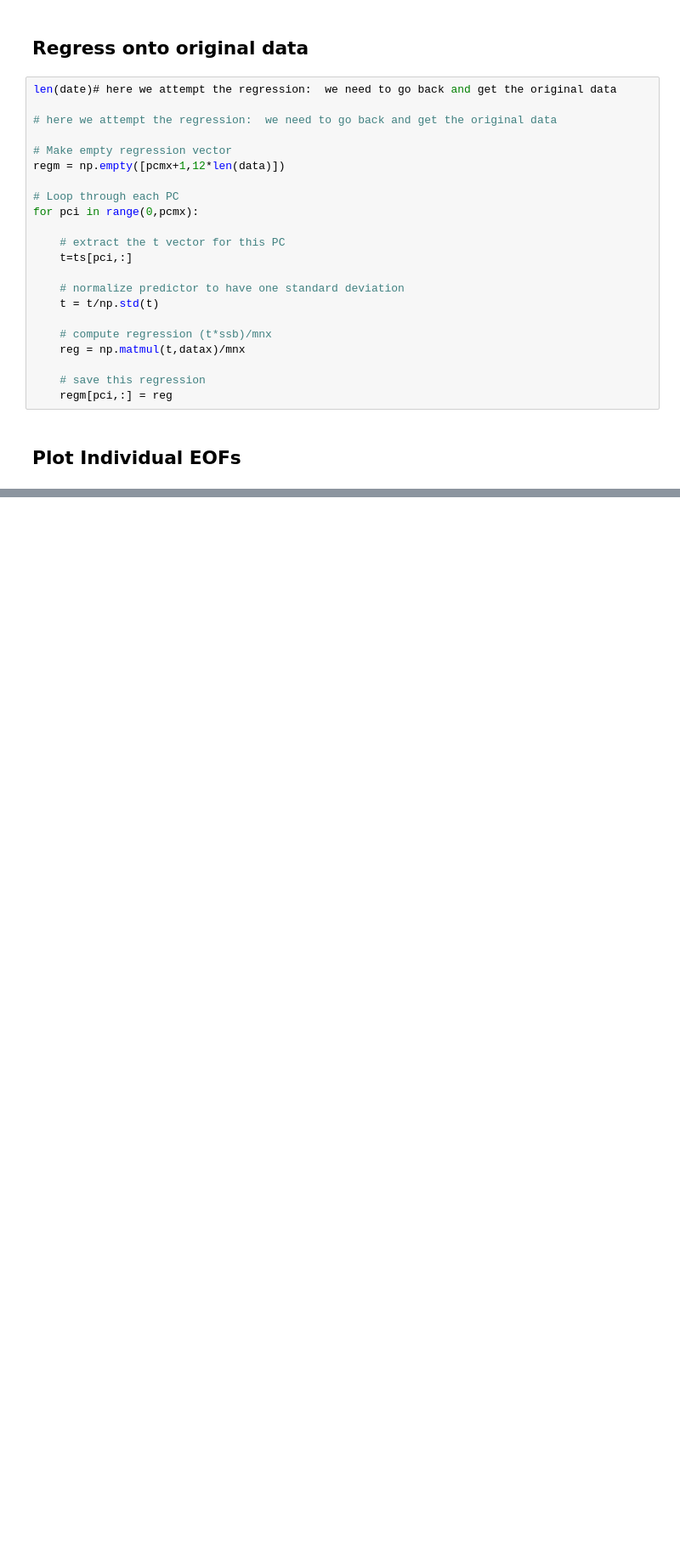
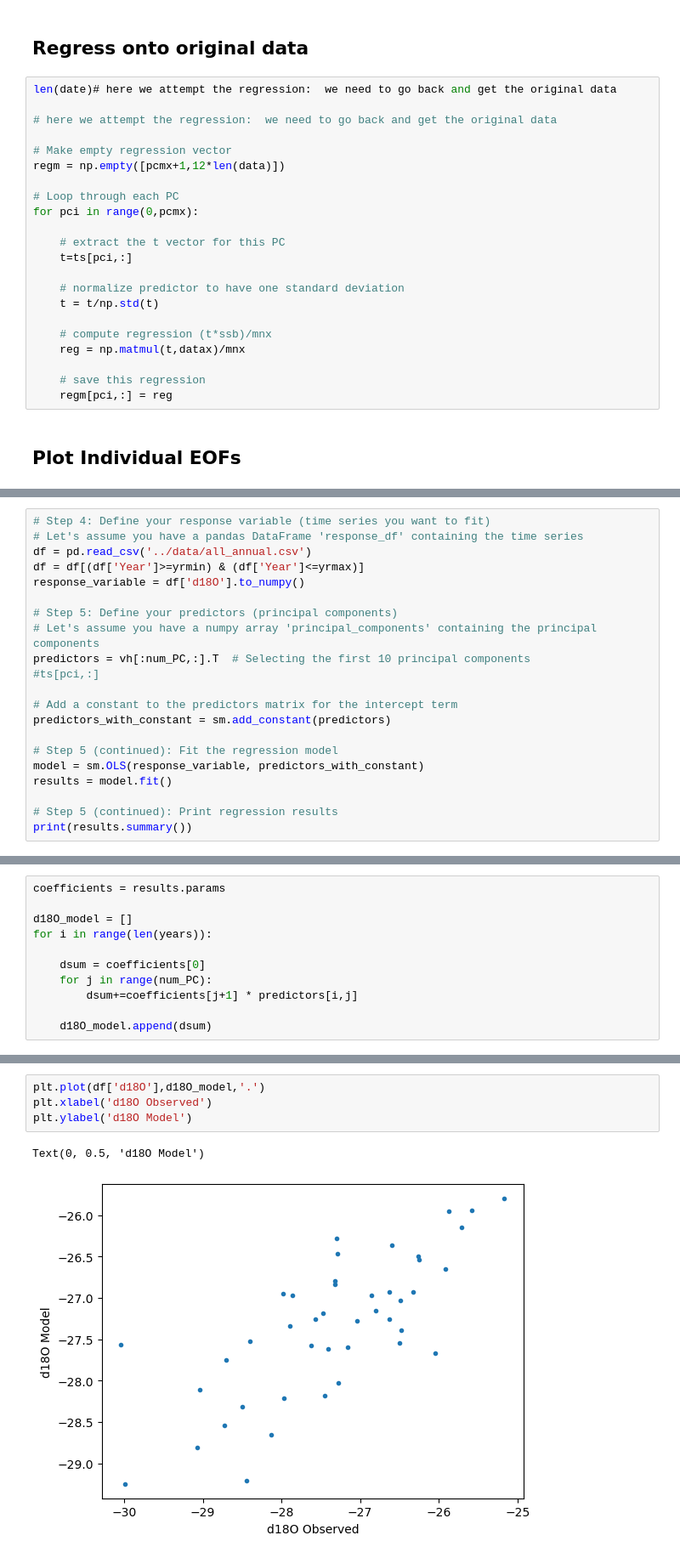
Before and after one commit to liamkirkpatrick/atm552_capstone, a Jupyter notebook: north_pacific_EOF.ipynb, the cells around one changed output, grey strips where cells are left out. Shown: that part at 85% size. Cells and saved outputs as stored; diff of their text form; blank space fills up the shorter version.

```diff
--- a/north_pacific_EOF.ipynb
+++ b/north_pacific_EOF.ipynb
@@ -300,0 +329,21 @@ for ip in range(0,pcmx):
+# %%
+# Step 4: Define your response variable (time series you want to fit)
+# Let's assume you have a pandas DataFrame 'response_df' containing the time series
+df = pd.read_csv('../data/all_annual.csv')
+df = df[(df['Year']>=yrmin) & (df['Year']<=yrmax)]
+response_variable = df['d18O'].to_numpy()
+
+# Step 5: Define your predictors (principal components)
+# Let's assume you have a numpy array 'principal_components' containing the principal components
+predictors = vh[:num_PC,:].T  # Selecting the first 10 principal components
+#ts[pci,:]
+
+# Add a constant to the predictors matrix for the intercept term
+predictors_with_constant = sm.add_constant(predictors)
+
+# Step 5 (continued): Fit the regression model
+model = sm.OLS(response_variable, predictors_with_constant)
+results = model.fit()
+
+# Step 5 (continued): Print regression results
+print(results.summary())
@@ -300,0 +370,11 @@ for ip in range(0,pcmx):
+# %%
+coefficients = results.params
+
+d18O_model = []
+for i in range(len(years)):
+
+    dsum = coefficients[0]
+    for j in range(num_PC):
+        dsum+=coefficients[j+1] * predictors[i,j]
+
+    d18O_model.append(dsum)
@@ -300,0 +383,7 @@ for ip in range(0,pcmx):
+# %%
+plt.plot(df['d18O'],d18O_model,'.')
+plt.xlabel('d18O Observed')
+plt.ylabel('d18O Model')
+# %% [output]
+Text(0, 0.5, 'd18O Model')
+[figure, added]
```
Also changed, not shown: parts of 13 cells of this notebook, 2 other files.
